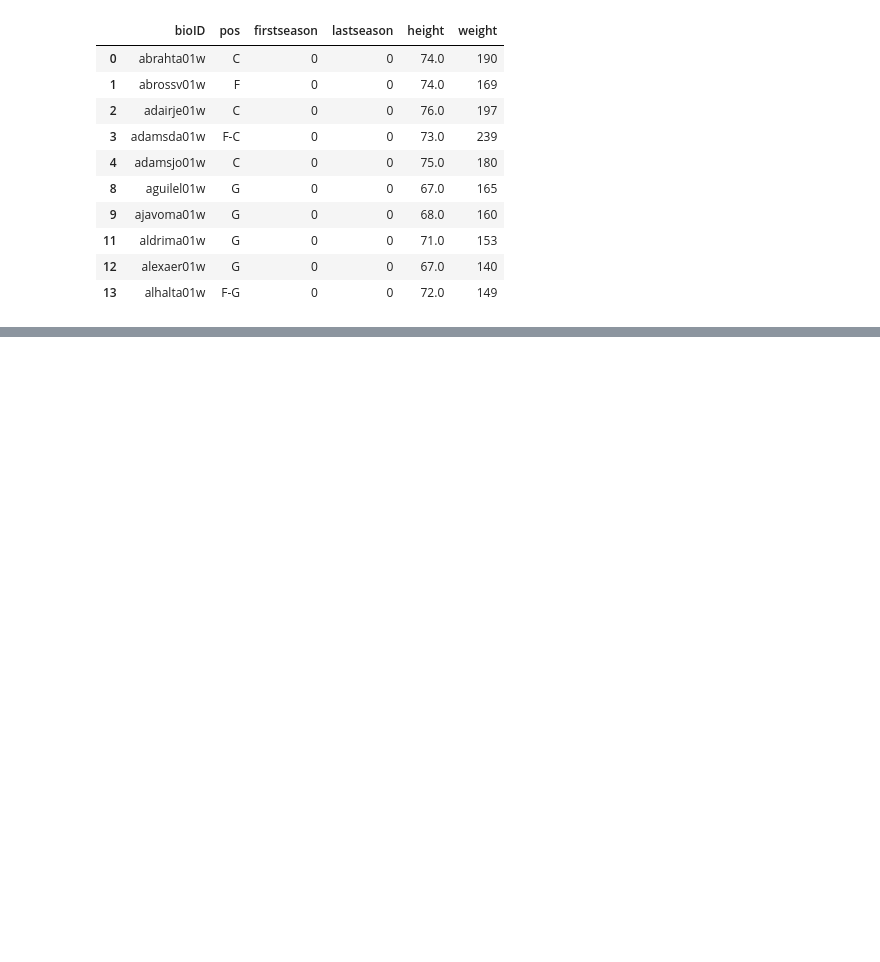
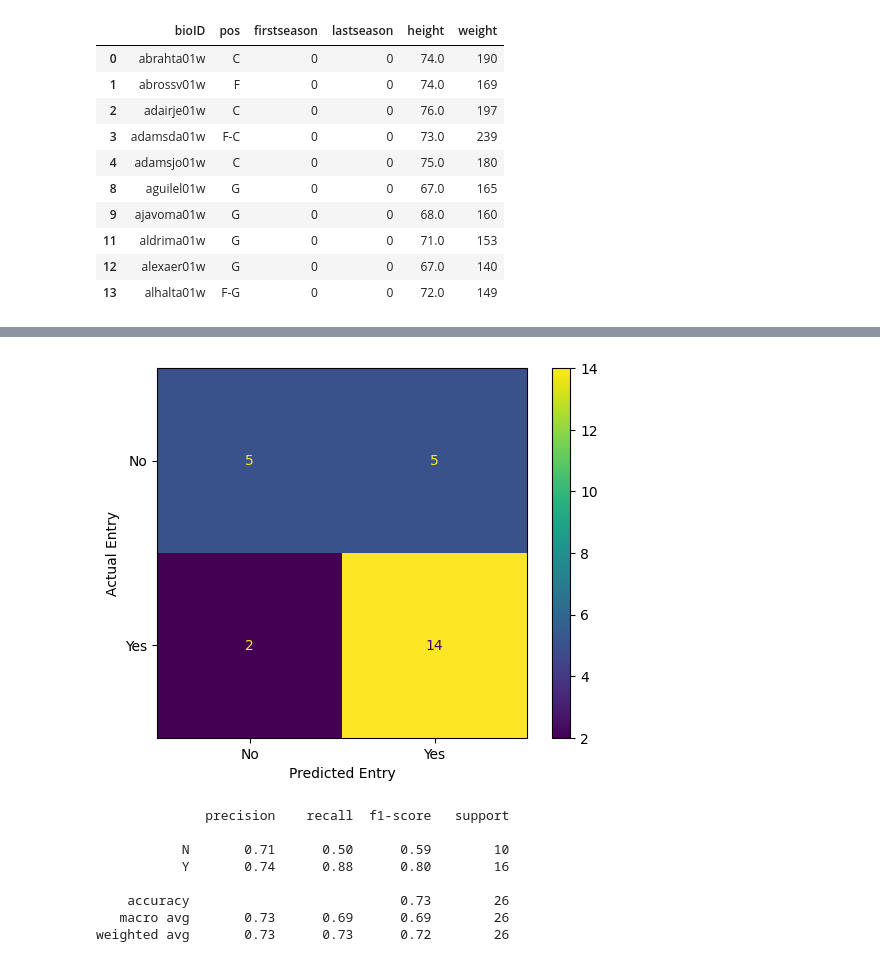
Before and after one commit to sirkotal/feup-ac, a Jupyter notebook: notebook.ipynb, the cells around one changed output, grey strips where cells are left out. Saved outputs shown, nothing was run; the diff lists cells and outputs as text; code cells hidden in the pictures; blank space fills up the shorter version.

```diff
--- a/notebook.ipynb
+++ b/notebook.ipynb
@@ -199,0 +243,19 @@ weighted avg       0.55      0.50      0.50        26
+# %%
+svm_class = SVC(kernel='rbf')
+svm_class.fit(training_inputs, training_classes)
+
+svm_class.score(testing_inputs, testing_classes)
+
+accuracy_score(testing_classes, svm_class.predict(testing_inputs))
+
+data_results(testing_classes, testing_inputs, svm_class)
+# %% [output]
+[figure, added]
+              precision    recall  f1-score   support
+
+           N       0.71      0.50      0.59        10
+           Y       0.74      0.88      0.80        16
+
+    accuracy                           0.73        26
+   macro avg       0.73      0.69      0.69        26
+weighted avg       0.73      0.73      0.72        26
```
Also changed, not shown: parts of 4 cells of this notebook.
